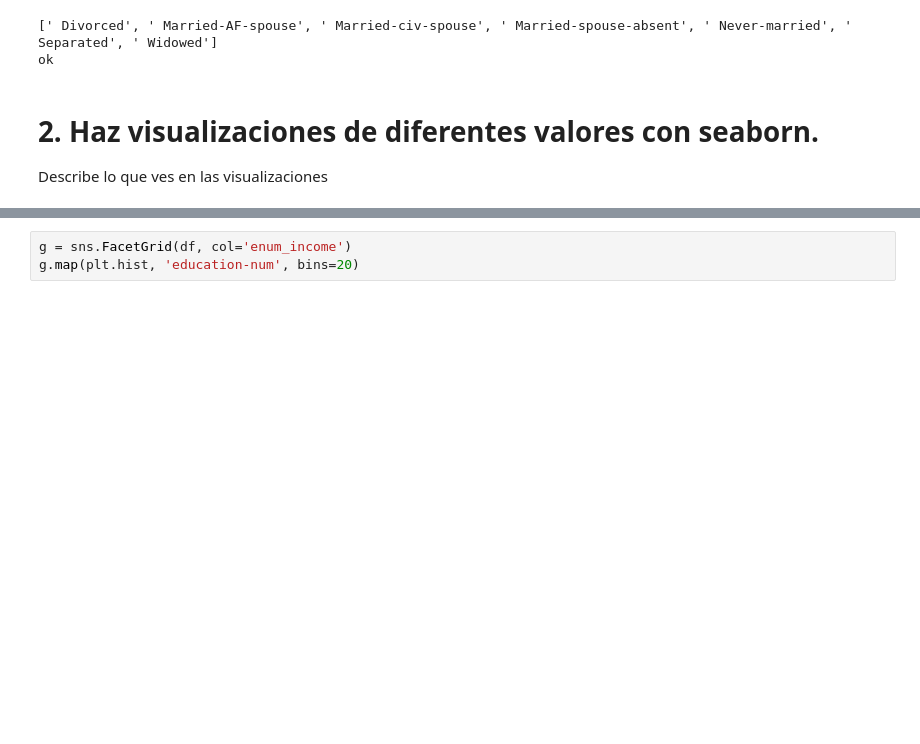
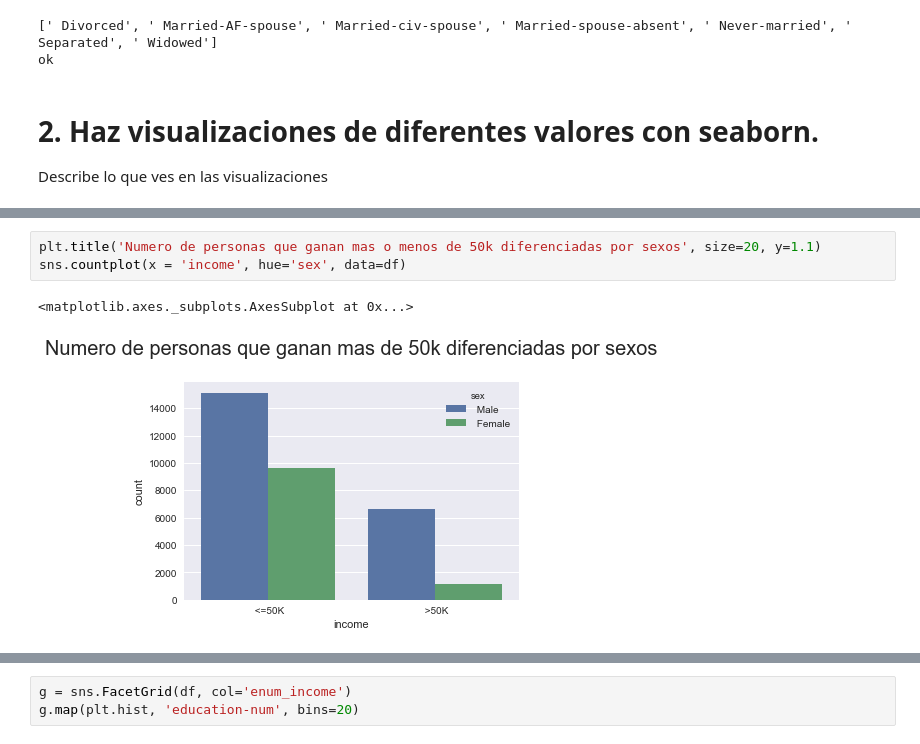
Before and after one commit to cristhro/Python_Machine_Learning, a Jupyter notebook: ejercicio 2/Ejercicio_2.ipynb, the cells around one changed output, grey strips where cells are left out. Saved outputs shown, nothing was run; the diff lists cells and outputs as text; blank space fills up the shorter version.

```diff
--- a/ejercicio 2/Ejercicio_2.ipynb
+++ b/ejercicio 2/Ejercicio_2.ipynb
@@ -232,0 +212,6 @@ g.map(plt.hist, 'age', bins=20)
+# %%
+plt.title('Numero de personas que ganan mas o menos de 50k diferenciadas por sexos', size=20, y=1.1)
+sns.countplot(x = 'income', hue='sex', data=df)
+# %% [output]
+<matplotlib.axes._subplots.AxesSubplot at 0x...>
+[figure, added]
```
Also changed, not shown: parts of 27 cells of this notebook.
